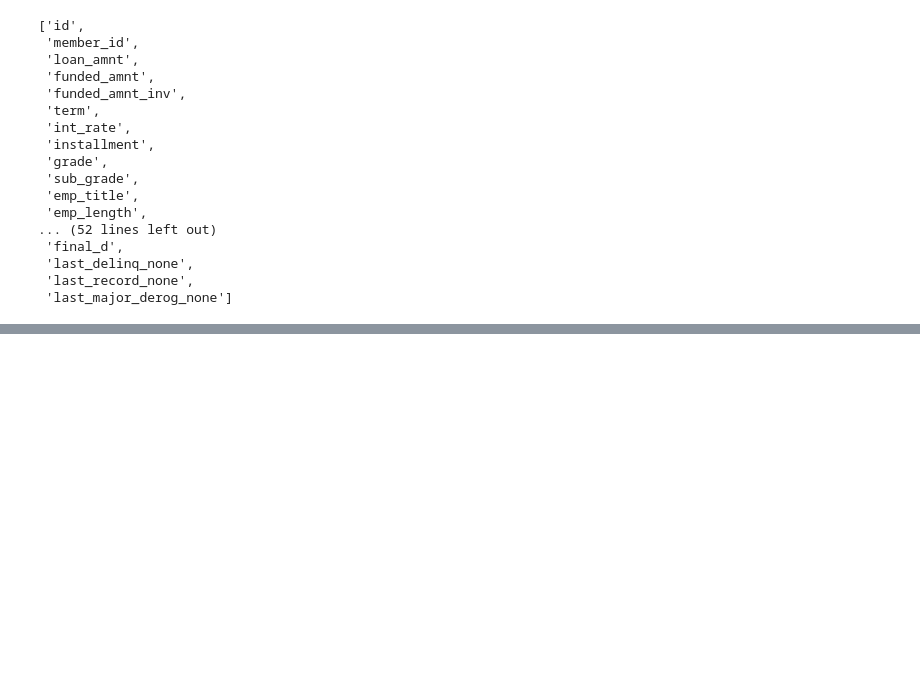
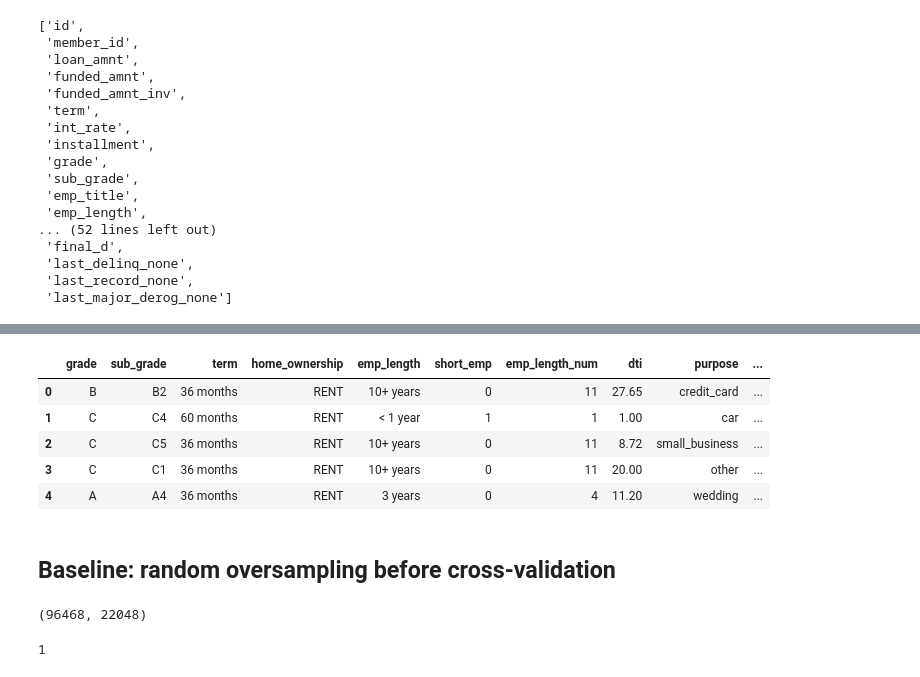
Before and after one commit to yanielc/Upsampling_techniques_during_cross-validation, a Jupyter notebook: upsampling_techniques_during_cross-validation.ipynb, the cells around one changed output, grey strips where cells are left out. Drawn from its saved outputs; the diff is of its cells as text; code cells hidden in the pictures; blank space fills up the shorter version.

```diff
--- a/upsampling_techniques_during_cross-validation.ipynb
+++ b/upsampling_techniques_during_cross-validation.ipynb
@@ -75,0 +119,13 @@ Rows: ?
+# %%
+loans_df = loans.to_dataframe()
+# %%
+loans_df.head()
+# %% [output]
+|  | grade | sub_grade | term | home_ownership | emp_length | short_emp | emp_length_num | dti | purpose | ... |
+| 0 | B | B2 | 36 months | RENT | 10+ years | 0 | 11 | 27.65 | credit_card | ... |
+| 1 | C | C4 | 60 months | RENT | < 1 year | 1 | 1 | 1.00 | car | ... |
+| 2 | C | C5 | 36 months | RENT | 10+ years | 0 | 11 | 8.72 | small_business | ... |
+| 3 | C | C1 | 36 months | RENT | 10+ years | 0 | 11 | 20.00 | other | ... |
+| 4 | A | A4 | 36 months | RENT | 3 years | 0 | 4 | 11.20 | wedding | ... |
+# %% [markdown]
+## Baseline: random oversampling before cross-validation
@@ -75,0 +145,4 @@ Rows: ?
+# %%
+random_oversample(loans, 'safe_loans')
+# %% [output]
+(96468, 22048)
@@ -75,0 +151,4 @@ Rows: ?
+# %%
+a
+# %% [output]
+1
```
Also changed, not shown: parts of 12 cells of this notebook.
